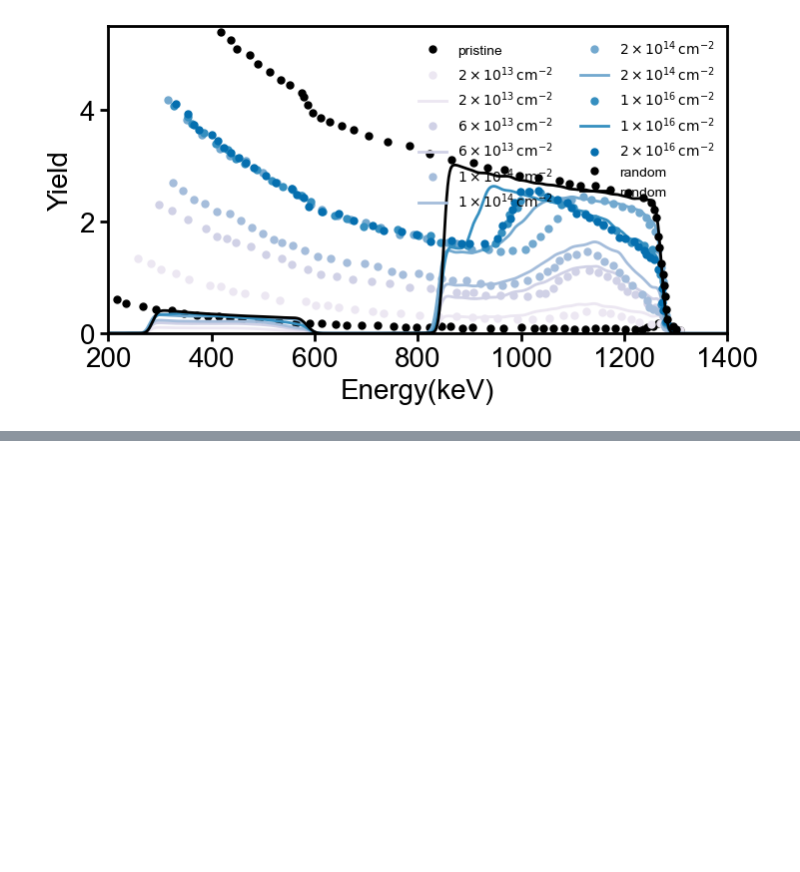
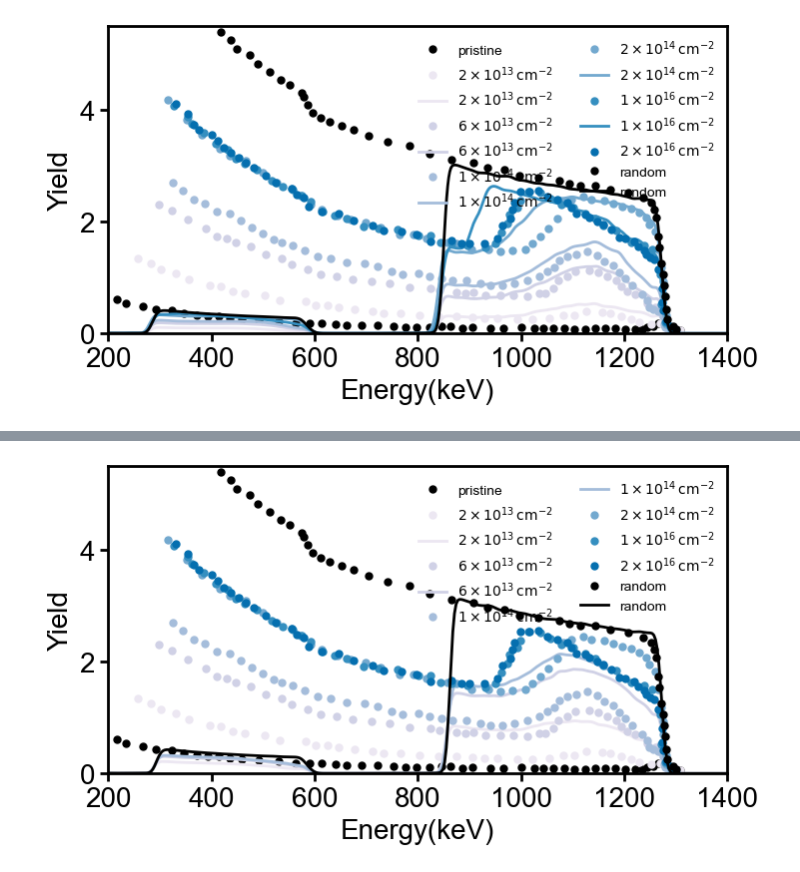
Before and after one commit to HE-RU10/ga2o3, a Jupyter notebook: RBS.ipynb, the cells around one changed output, grey strips where cells are left out. Drawn from its saved outputs; the diff is of its cells as text; code cells hidden in the pictures; blank space fills up the shorter version.

```diff
--- a/RBS.ipynb
+++ b/RBS.ipynb
@@ -980,3 +980,87 @@ File not found: pristine.csv
 File not found: 2e16.csv
 File not found: random.csv
 [figure]
+# %%
+#per 100 PKAs, 2ps, 300K ,aniso npt
+from matplotlib.cm import get_cmap
+
+
+plt.rcParams['axes.linewidth'] = 2
+plt.rcParams['axes.edgecolor'] = 'black'
+plt.rcParams["font.family"] = "arial"
+#mic overlap nvt
+# Labels for the plot
+labels = [
+    r"pristine",
+    r"$2 \times 10^{13} \, \mathrm{cm}^{-2}$",
+    r"$6 \times 10^{13} \, \mathrm{cm}^{-2}$",
+    r"$1 \times 10^{14} \, \mathrm{cm}^{-2}$",
+    r"$2 \times 10^{14} \, \mathrm{cm}^{-2}$",
+    r"$1 \times 10^{16} \, \mathrm{cm}^{-2}$",
+    r"$2 \times 10^{16} \, \mathrm{cm}^{-2}$",
+    r"random"
+]
+
+
+labels2 = [
+    r"pristine",
+    r"$2 \times 10^{13} \, \mathrm{cm}^{-2}$",
+    r"$6 \times 10^{13} \, \mathrm{cm}^{-2}$",
+    r"$1 \times 10^{14} \, \mathrm{cm}^{-2}$",
+    r"$2 \times 10^{14} \, \mathrm{cm}^{-2}$",
+    r"$1 \times 10^{16} \, \mathrm{cm}^{-2}$",
+]
+values1 = ['pristine', '2e13', '6e13','1e14', '2e14','1e16', '2e16','random']
+values3=['pristine','2e13','6e13','1e14','2e14+','1e16_low_disorder_2nd','random','random']
+
+
+# Colormap and normalization
+cmap = plt.cm.PuBu
+norm = plt.Normalize(0, len(values1) )
+
+# Create the plot
+plt.figure(figsize=(8, 4))
+
+disorders_simu2=[0]
+fluence2=['pristine']
+for idx, i in enumerate(values1):
+    # Assign color
+    if i in ['pristine', 'random']:
+        colo = "black"
+
+    else:
+        colo = cmap(norm(idx))
+    try:
+        df=pd.read_csv('/Users/ruhe/Desktop/ga2o3/rbs/merge_overlapping_nvt/azarov_rbs/azarov_rbs_{}.csv'.format(i),sep=',', header=None)
+        df['Yield']=df.iloc[:,1]
+        df.iloc[:, 0] = pd.to_numeric(df.iloc[:, 0])
+        df['Energy(keV)']=df.iloc[:,0]*3.194+31.176
+        plt.plot(df['Energy(keV)'],df['Yield'],'o',label=labels[idx],linewidth=2,color=colo,markersize=5)
+    except FileNotFoundError:
+        print(f"File not found: {i}.csv")
+    try:
+        j=values3[idx]
+        df=pd.read_csv('/Users/ruhe/Desktop/ga2o3/rbs/merge_overlapping_npt/{}/1600_A/out/rbsspectra.dat'.format(j),sep='\s+', header=None)
+        df['Yield']=df.iloc[:,1]*10**4*1.25/4.1
+        df['Energy(keV)']=df.index*3.194+31.176
+
+        plt.plot(df['Energy(keV)'],df['Yield'],label=labels2[idx],linewidth=2,color=colo)
+
+
+    except FileNotFoundError:
+        print(f"File not found: {i}.csv")
+
+df=pd.read_csv('/Users/ruhe/Desktop/ga2o3/rbs/merge_overlapping_npt/1e14/1600_R/out/rbsspectra.dat',sep='\s+', header=None)
+df['Yield']=df.iloc[:,1]*10**4*1.25/4.1
+df['Energy(keV)']=df.index*3.194+31.176
+plt.plot(df['Energy(keV)'],df['Yield'],label=r"random",linewidth=2,color='black')
+
+
+#plt.grid()
+plt.ylim([0,5.5])
+plt.xlim([200,1400])
+plt.xlabel('Energy(keV)',fontsize=20)
+plt.ylabel('Yield',fontsize=20)
+plt.legend(fontsize=10,frameon=False,loc='upper right', ncol=2)
+plt.tick_params( width=2,length=6,labelsize=20)
+# %% [output]
@@ -982,0 +1072 @@ File not found: random.csv
+[figure, added]
```
Also changed, not shown: parts of 1 cell of this notebook, 3 other files.
